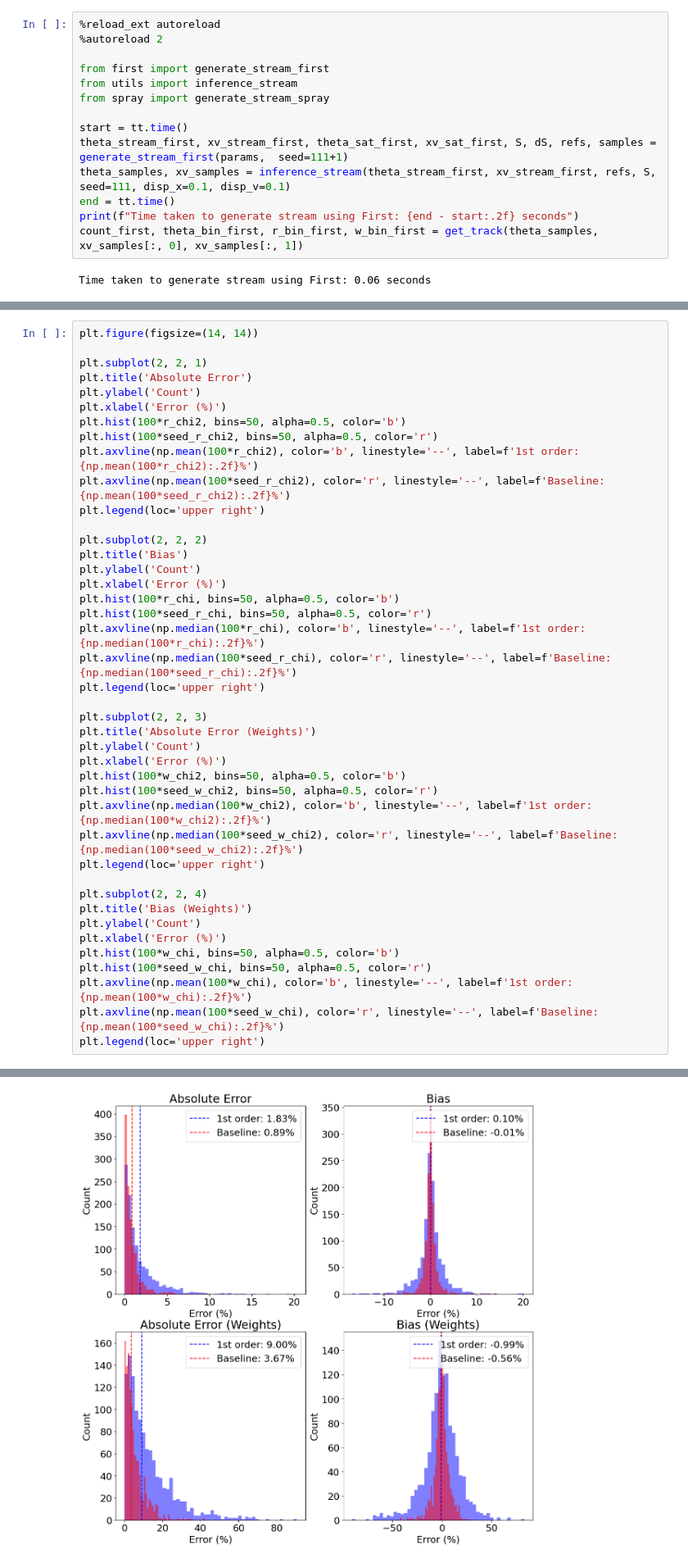
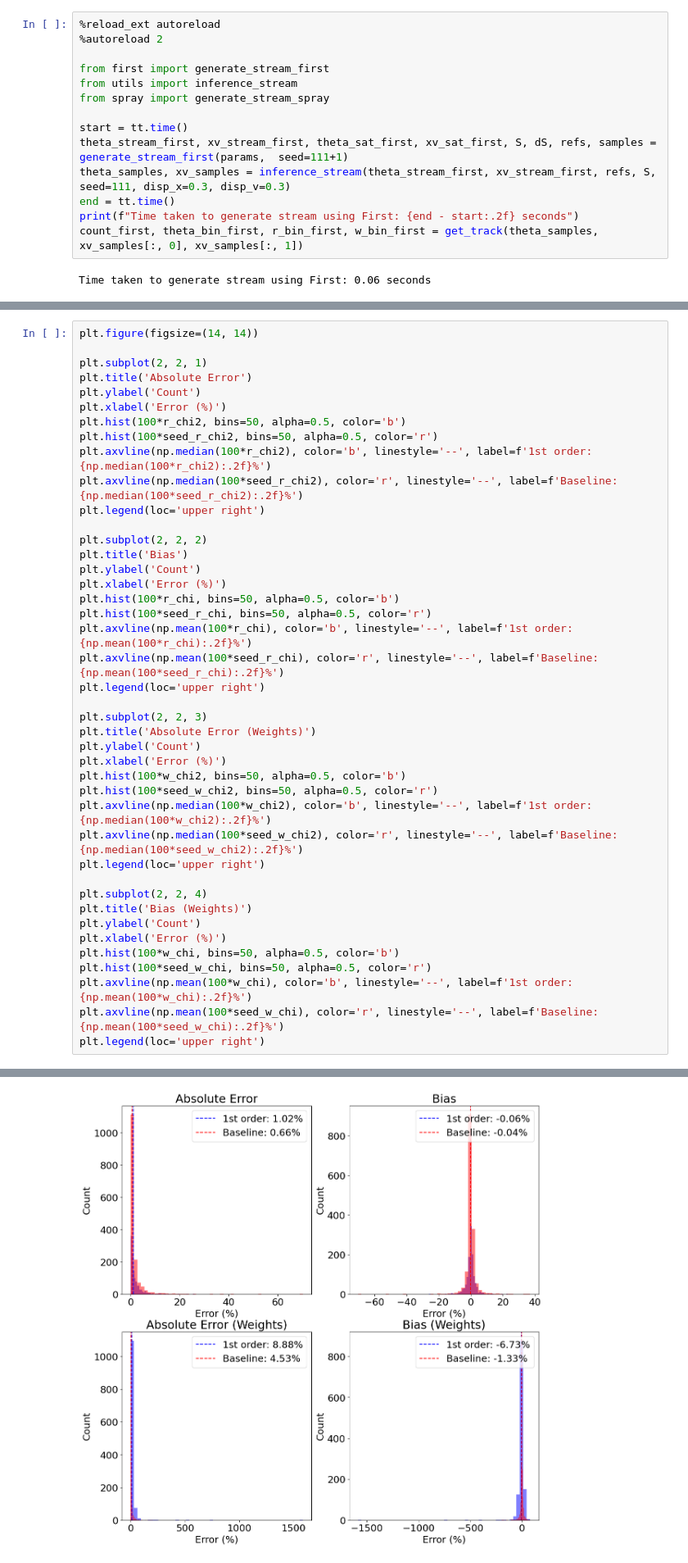
Before and after one commit to David-Chemaly/StreaMAX, a Jupyter notebook: quick_start.ipynb, the cells around one changed output, grey strips where cells are left out. Shown at 82% size. Cells and saved outputs as stored; diff of their text form.

```diff
--- a/quick_start.ipynb
+++ b/quick_start.ipynb
@@ -196,7 +196,7 @@ from spray import generate_stream_spray
 
 start = tt.time()
 theta_stream_first, xv_stream_first, theta_sat_first, xv_sat_first, S, dS, refs, samples = generate_stream_first(params,  seed=111+1)
-theta_samples, xv_samples = inference_stream(theta_stream_first, xv_stream_first, refs, S, seed=111, disp_x=0.1, disp_v=0.1)
+theta_samples, xv_samples = inference_stream(theta_stream_first, xv_stream_first, refs, S, seed=111, disp_x=0.3, disp_v=0.3)
 end = tt.time()
 print(f"Time taken to generate stream using First: {end - start:.2f} seconds")
 count_first, theta_bin_first, r_bin_first, w_bin_first = get_track(theta_samples, xv_samples[:, 0], xv_samples[:, 1])
@@ -278,39 +279,39 @@ plt.ylabel('Count')
 plt.xlabel('Error (%)')
 plt.hist(100*r_chi2, bins=50, alpha=0.5, color='b')
 plt.hist(100*seed_r_chi2, bins=50, alpha=0.5, color='r')
-plt.axvline(np.mean(100*r_chi2), color='b', linestyle='--', label=f'1st order: {np.mean(100*r_chi2):.2f}%')
-plt.axvline(np.mean(100*seed_r_chi2), color='r', linestyle='--', label=f'Baseline: {np.mean(100*seed_r_chi2):.2f}%')
+plt.axvline(np.median(100*r_chi2), color='b', linestyle='--', label=f'1st order: {np.median(100*r_chi2):.2f}%')
+plt.axvline(np.median(100*seed_r_chi2), color='r', linestyle='--', label=f'Baseline: {np.median(100*seed_r_chi2):.2f}%')
 plt.legend(loc='upper right')
 
 plt.subplot(2, 2, 2)
 plt.title('Bias')
 plt.ylabel('Count')
 plt.xlabel('Error (%)')
 plt.hist(100*r_chi, bins=50, alpha=0.5, color='b')
 plt.hist(100*seed_r_chi, bins=50, alpha=0.5, color='r')
-plt.axvline(np.median(100*r_chi), color='b', linestyle='--', label=f'1st order: {np.median(100*r_chi):.2f}%')
-plt.axvline(np.median(100*seed_r_chi), color='r', linestyle='--', label=f'Baseline: {np.median(100*seed_r_chi):.2f}%')
+plt.axvline(np.mean(100*r_chi), color='b', linestyle='--', label=f'1st order: {np.mean(100*r_chi):.2f}%')
+plt.axvline(np.mean(100*seed_r_chi), color='r', linestyle='--', label=f'Baseline: {np.mean(100*seed_r_chi):.2f}%')
 plt.legend(loc='upper right')
 
 plt.subplot(2, 2, 3)
 plt.title('Absolute Error (Weights)')
 plt.ylabel('Count')
 plt.xlabel('Error (%)')
 plt.hist(100*w_chi2, bins=50, alpha=0.5, color='b')
 plt.hist(100*seed_w_chi2, bins=50, alpha=0.5, color='r')
 plt.axvline(np.median(100*w_chi2), color='b', linestyle='--', label=f'1st order: {np.median(100*w_chi2):.2f}%')
 plt.axvline(np.median(100*seed_w_chi2), color='r', linestyle='--', label=f'Baseline: {np.median(100*seed_w_chi2):.2f}%')
 plt.legend(loc='upper right')
 
 plt.subplot(2, 2, 4)
 plt.title('Bias (Weights)')
 plt.ylabel('Count')
 plt.xlabel('Error (%)')
 plt.hist(100*w_chi, bins=50, alpha=0.5, color='b')
 plt.hist(100*seed_w_chi, bins=50, alpha=0.5, color='r')
 plt.axvline(np.mean(100*w_chi), color='b', linestyle='--', label=f'1st order: {np.mean(100*w_chi):.2f}%')
 plt.axvline(np.mean(100*seed_w_chi), color='r', linestyle='--', label=f'Baseline: {np.mean(100*seed_w_chi):.2f}%')
 plt.legend(loc='upper right')
 # %% [output]
 <matplotlib.legend.Legend at 0x...>
-[figure, old version]
+[figure, new version]
```
Also changed, not shown: parts of 1 cell of this notebook, 3 other files.
